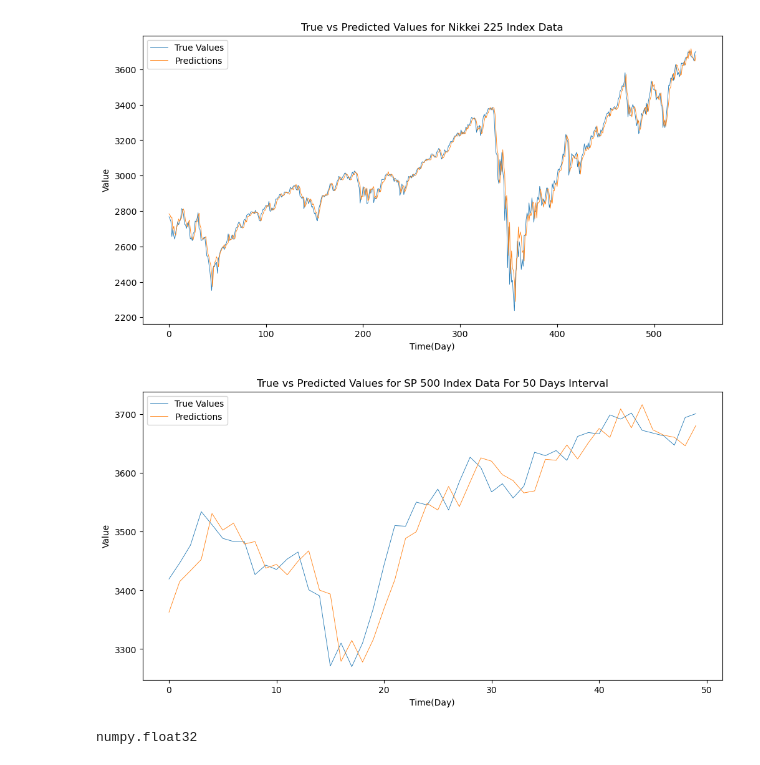
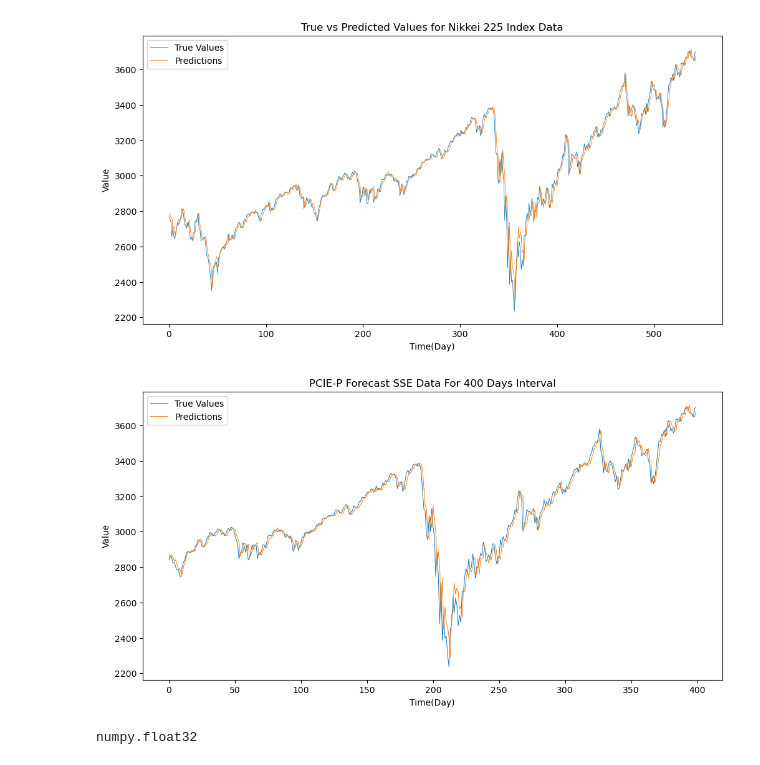
Before and after one commit to vincent05r/Stock_models_transformer, a Jupyter notebook: result_vis_2.ipynb, the cells around one changed output. Drawn from its saved outputs; the diff is of its cells as text; code cells hidden in the pictures.

```diff
--- a/result_vis_2.ipynb
+++ b/result_vis_2.ipynb
@@ -118,28 +121,28 @@ plt.show()
 # %%
 import matplotlib.pyplot as plt
 
-last_value = 50
+last_value = 400
 
-data_set = "SP 500"
-
+data_set = "SSE"
+# plt.rcParams.update({'font.size': 20})
 
 time_axis = np.arange(len(pred[-last_value:]))
 plt.figure(figsize=(12, 6))
 
-plt.plot(time_axis, true[-last_value:], label='True Values', linewidth=0.6)
-plt.plot(time_axis, pred[-last_value:], label='Predictions', linewidth=0.6)
+plt.plot(time_axis, true[-last_value:], label='True Values', linewidth=0.7)
+plt.plot(time_axis, pred[-last_value:], label='Predictions', linewidth=0.7)
 
 plt.xlabel('Time(Day)')
 plt.ylabel('Value')
-plt.title('True vs Predicted Values for {} Index Data For {} Days Interval'.format(data_set, last_value))
+plt.title('PCIE-P Forecast {} Data For {} Days Interval'.format(data_set, last_value))
 plt.legend()
 
 
-plt.savefig("{}_{}.jpg".format(data_set, last_value), bbox_inches='tight', pad_inches=0.05)
+plt.savefig("pics/{}_{}.jpg".format(data_set, last_value), bbox_inches='tight', pad_inches=0.05)
 
 plt.show()
 # %% [output]
-[figure, old version]
+[figure, new version]
 # %%
 type(mae)
 # %% [output]
```
Also changed, not shown: parts of 1 cell of this notebook, 25 other files.
